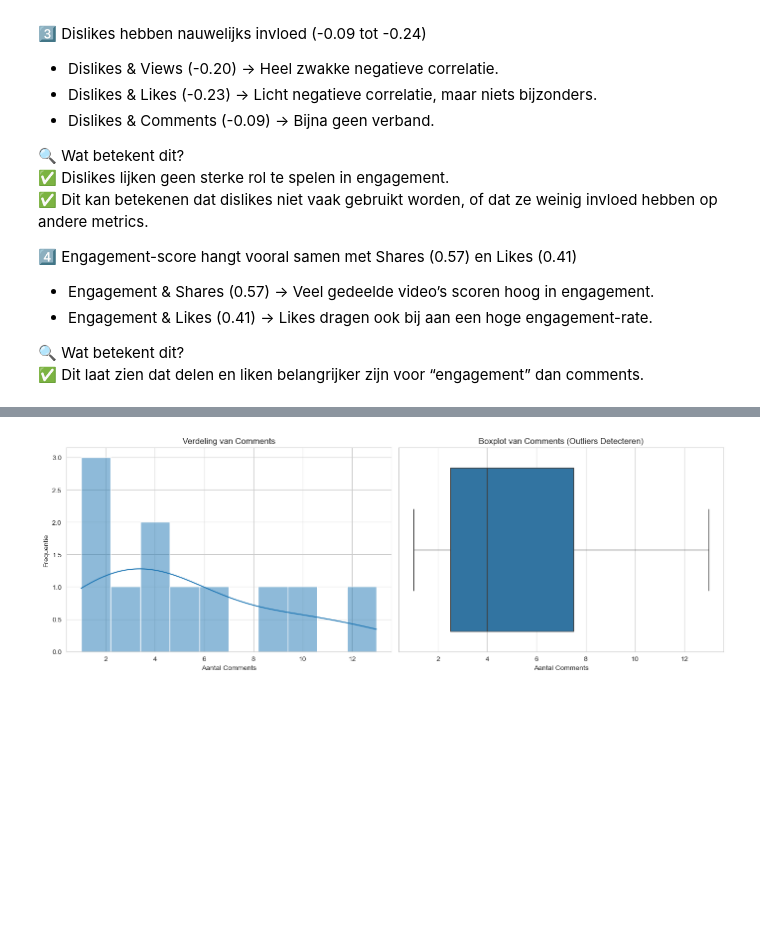
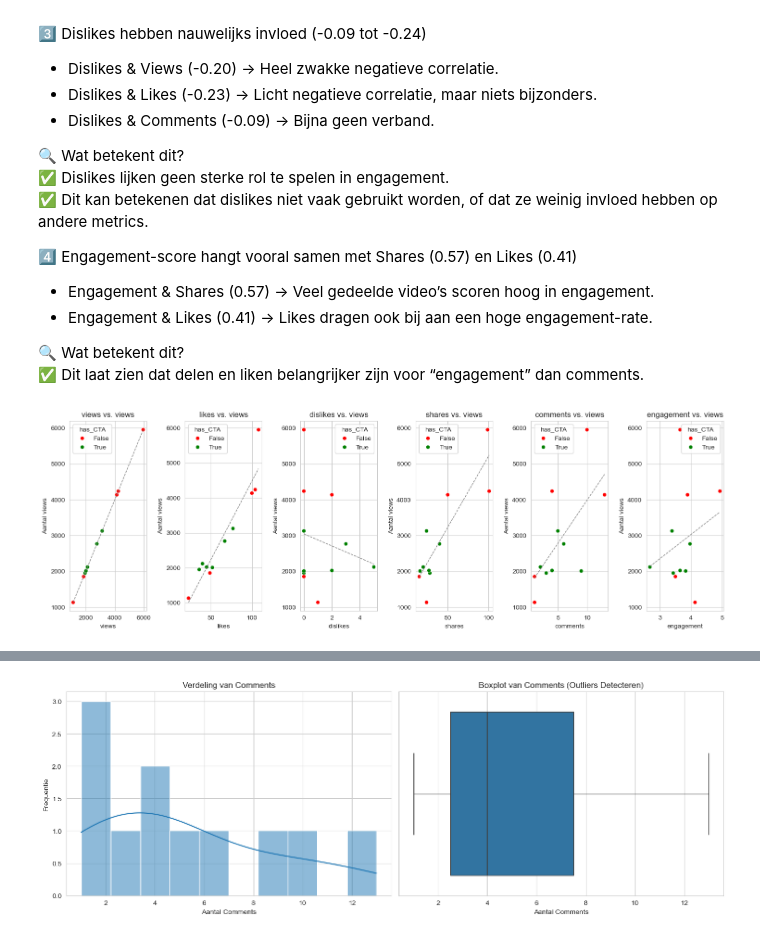
Before and after one commit to tvercamer/VUB-masterproef-YouTube-UvVl, a Jupyter notebook: notebooks/02-h1-cta-comments.ipynb, the cells around one changed output, grey strips where cells are left out. Drawn from its saved outputs; the diff is of its cells as text; code cells hidden in the pictures; blank space fills up the shorter version.

```diff
--- a/notebooks/02-h1-cta-comments.ipynb
+++ b/notebooks/02-h1-cta-comments.ipynb
@@ -128,3 +128,15 @@ exp_videos[['views_3m', 'likes_3m', 'dislikes_3m','shares_3m', 'comments_3m', 'e
 | max | 4012.000000 | 95.000000 | 4.0 | 50.000000 | 4.0 | 3.660000 |
 # %% [markdown]
 ## 2.2 Checking for trends and patterns
+# %%
+# Engagement metrics vs has_CTA
+metrics = ['views', 'likes', 'dislikes', 'shares', 'comments', 'engagement']
+cta_stats_mean = exp_videos.groupby('has_CTA')[metrics].mean()
+cta_stats_median = exp_videos.groupby('has_CTA')[metrics].median()
+cta_stats_std = exp_videos.groupby('has_CTA')[metrics].std()
+cta_stats = pd.DataFrame({
+    'mean': cta_stats_mean.stack().round(3),
+    'median': cta_stats_median.stack().round(3),
+    'std': cta_stats_std.stack().round(3)
+})
+cta_stats
@@ -177,3 +204,16 @@ plt.show()
 
 🔍 Wat betekent dit?<br>
 ✅ Dit laat zien dat delen en liken belangrijker zijn voor “engagement” dan comments.
+# %%
+# View patterns
+fig, axes = plt.subplots(1, len(metrics), figsize=(15, 5))
+for i, metric in enumerate(metrics):
+    sns.scatterplot(x=exp_videos[metric], y=exp_videos['views'], hue=exp_videos['has_CTA'], palette={False: 'red', True: 'green'}, ax=axes[i])
+    sns.regplot(x=exp_videos[metric], y=exp_videos['views'], ax=axes[i], scatter=False, color='gray', ci=None, line_kws={'linestyle': 'dashed', 'linewidth': 1})
+    axes[i].set_title(f'{metric} vs. views')
+    axes[i].set_xlabel(metric)
+    axes[i].set_ylabel('Aantal views')
+plt.tight_layout()
+plt.show()
+# %% [output]
+[figure, added]
```
Also changed, not shown: parts of 6 cells of this notebook.
